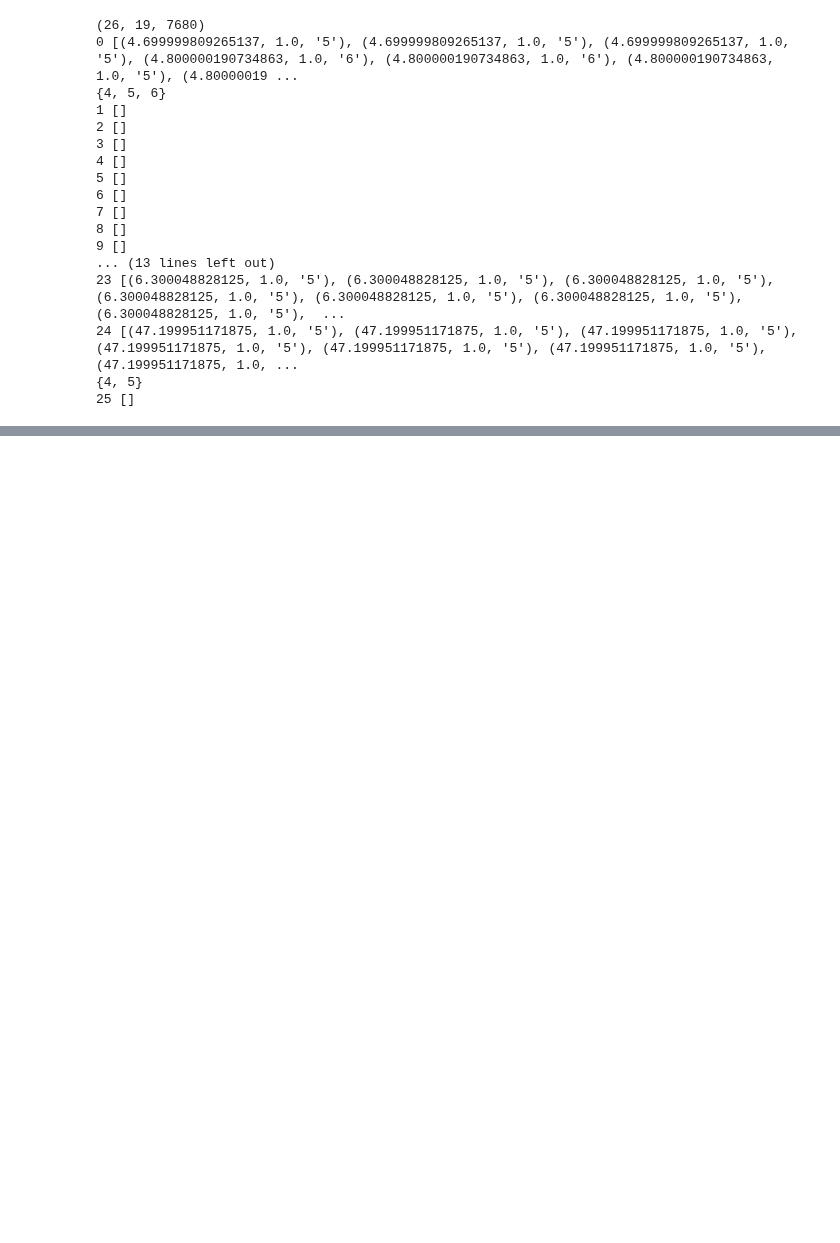
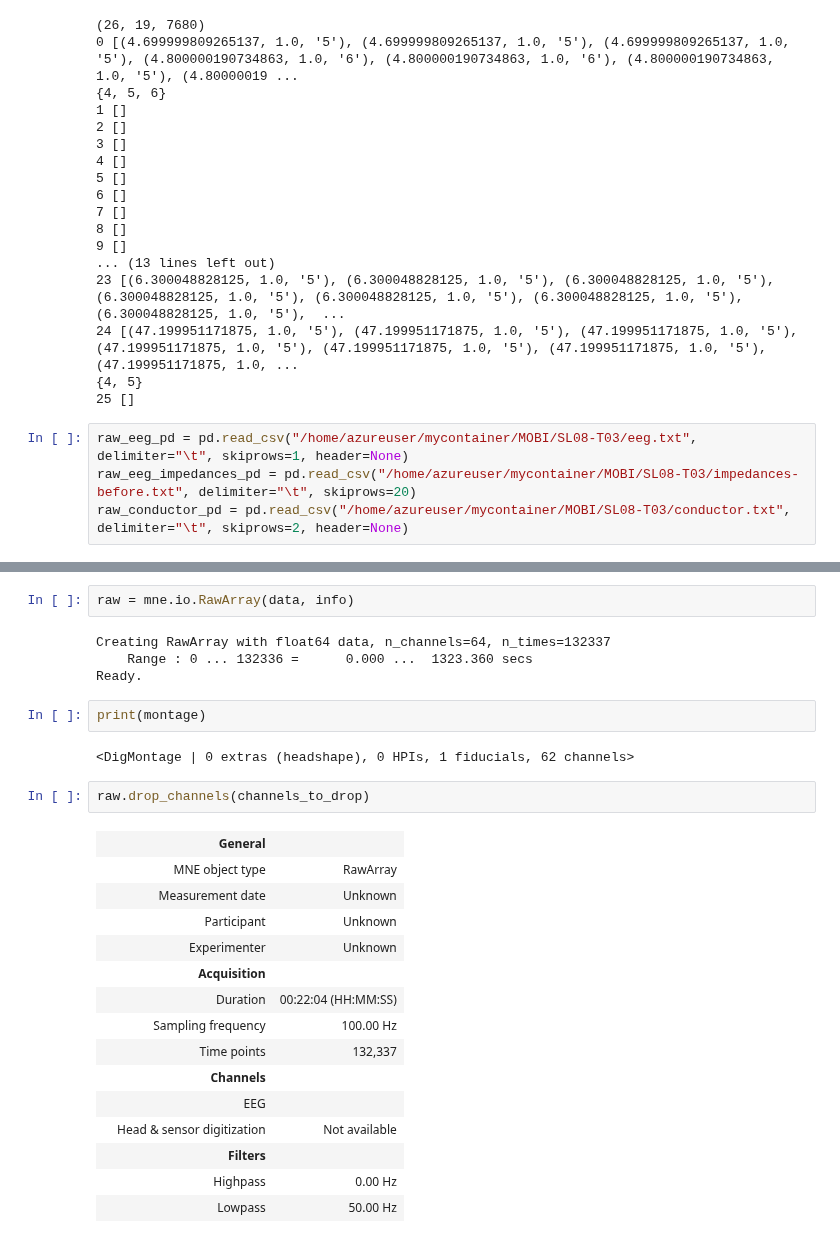
Before and after one commit to MatthewChen37/EEG-Foundation-Model, a Jupyter notebook: Finetuning/finetuningPlayground.ipynb, the cells around one changed output, grey strips where cells are left out. Drawn from its saved outputs; the diff is of its cells as text; blank space fills up the shorter version.

```diff
--- a/Finetuning/finetuningPlayground.ipynb
+++ b/Finetuning/finetuningPlayground.ipynb
@@ -94,3 +37,7 @@ for idx, annotations in enumerate(annotations_per_epoch):
 24 [(47.199951171875, 1.0, '5'), (47.199951171875, 1.0, '5'), (47.199951171875, 1.0, '5'), (47.199951171875, 1.0, '5'), (47.199951171875, 1.0, '5'), (47.199951171875, 1.0, '5'), (47.199951171875, 1.0, ...
 {4, 5}
 25 []
+# %%
+raw_eeg_pd = pd.read_csv("/home/azureuser/mycontainer/MOBI/SL08-T03/eeg.txt", delimiter="\t", skiprows=1, header=None)
+raw_eeg_impedances_pd = pd.read_csv("/home/azureuser/mycontainer/MOBI/SL08-T03/impedances-before.txt", delimiter="\t", skiprows=20)
+raw_conductor_pd = pd.read_csv("/home/azureuser/mycontainer/MOBI/SL08-T03/conductor.txt", delimiter="\t", skiprows=2, header=None)
@@ -96,0 +191,28 @@ for idx, annotations in enumerate(annotations_per_epoch):
+# %%
+raw = mne.io.RawArray(data, info)
+# %% [output]
+Creating RawArray with float64 data, n_channels=64, n_times=132337
+    Range : 0 ... 132336 =      0.000 ...  1323.360 secs
+Ready.
+# %%
+print(montage)
+# %% [output]
+<DigMontage | 0 extras (headshape), 0 HPIs, 1 fiducials, 62 channels>
+# %%
+raw.drop_channels(channels_to_drop)
+# %% [output]
+|  | General |  |
+|  | MNE object type | RawArray |
+|  | Measurement date | Unknown |
+|  | Participant | Unknown |
+|  | Experimenter | Unknown |
+|  | Acquisition |  |
+|  | Duration | 00:22:04 (HH:MM:SS) |
+|  | Sampling frequency | 100.00 Hz |
+|  | Time points | 132,337 |
+|  | Channels |  |
+|  | EEG |  |
+|  | Head & sensor digitization | Not available |
+|  | Filters |  |
+|  | Highpass | 0.00 Hz |
+|  | Lowpass | 50.00 Hz |
```
Also changed, not shown: parts of 23 cells of this notebook, 2 other files.
